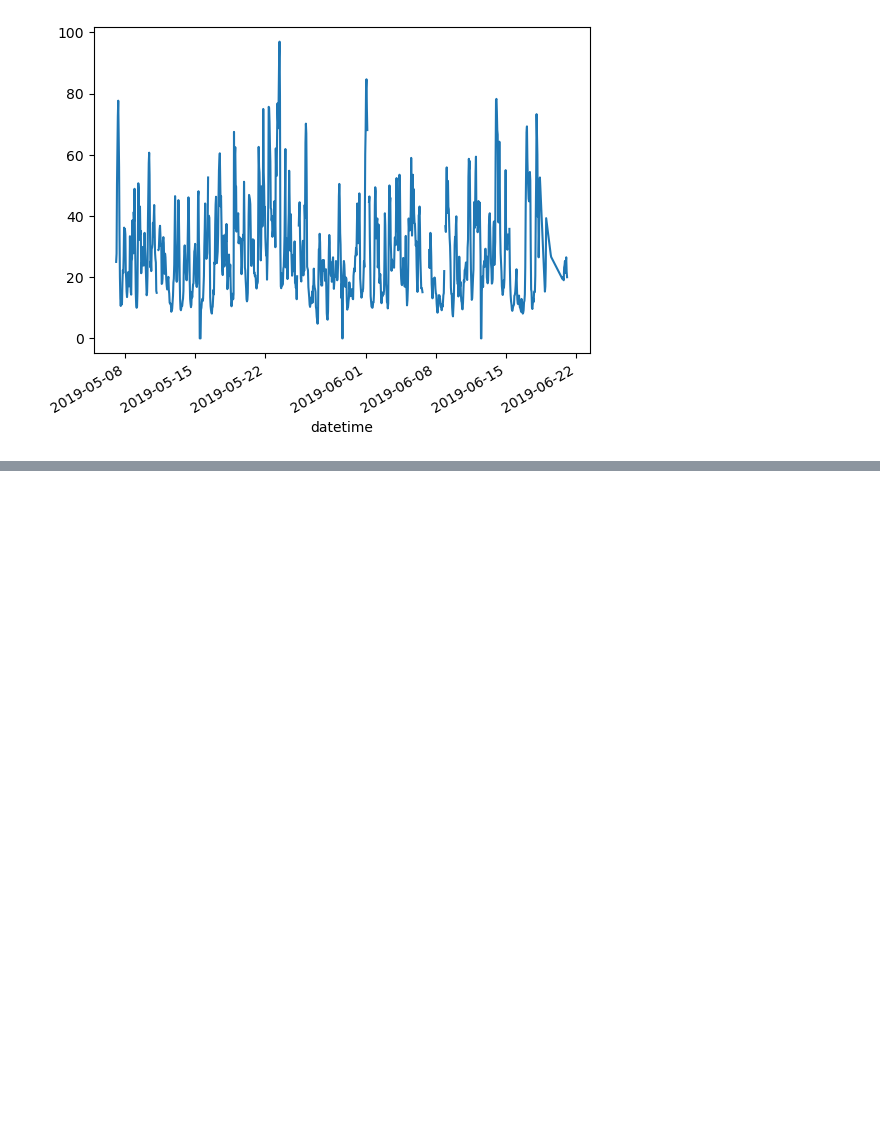
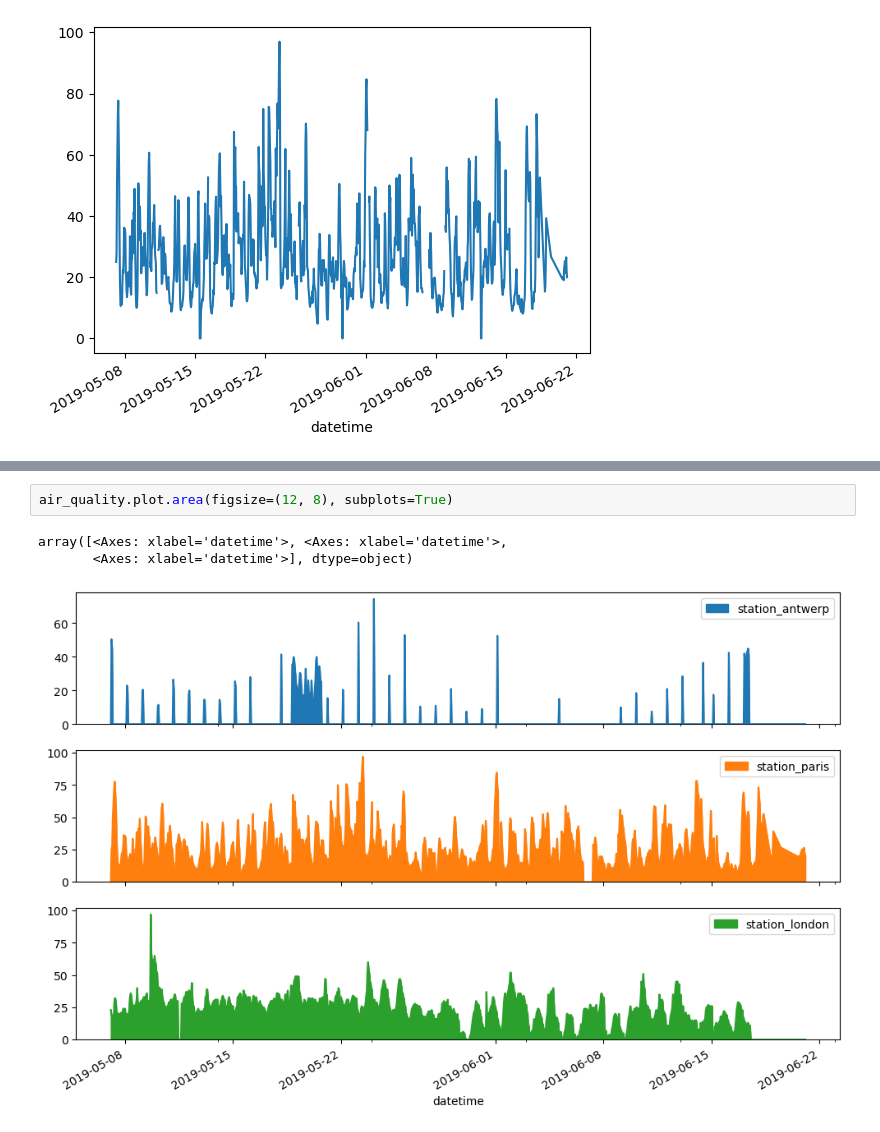
Before and after one commit to Geography-and-Planning/intro-to-gis, a Jupyter notebook: notebook/pandas.ipynb, the cells around one changed output, grey strips where cells are left out. Drawn from its saved outputs; the diff is of its cells as text; blank space fills up the shorter version.

```diff
--- a/notebook/pandas.ipynb
+++ b/notebook/pandas.ipynb
@@ -164,0 +170,6 @@ air_quality["station_paris"].plot()
+# %%
+air_quality.plot.area(figsize=(12, 8), subplots=True)
+# %% [output]
+array([<Axes: xlabel='datetime'>, <Axes: xlabel='datetime'>,
+       <Axes: xlabel='datetime'>], dtype=object)
+[figure, added]
```
Also changed, not shown: parts of 4 cells of this notebook.
